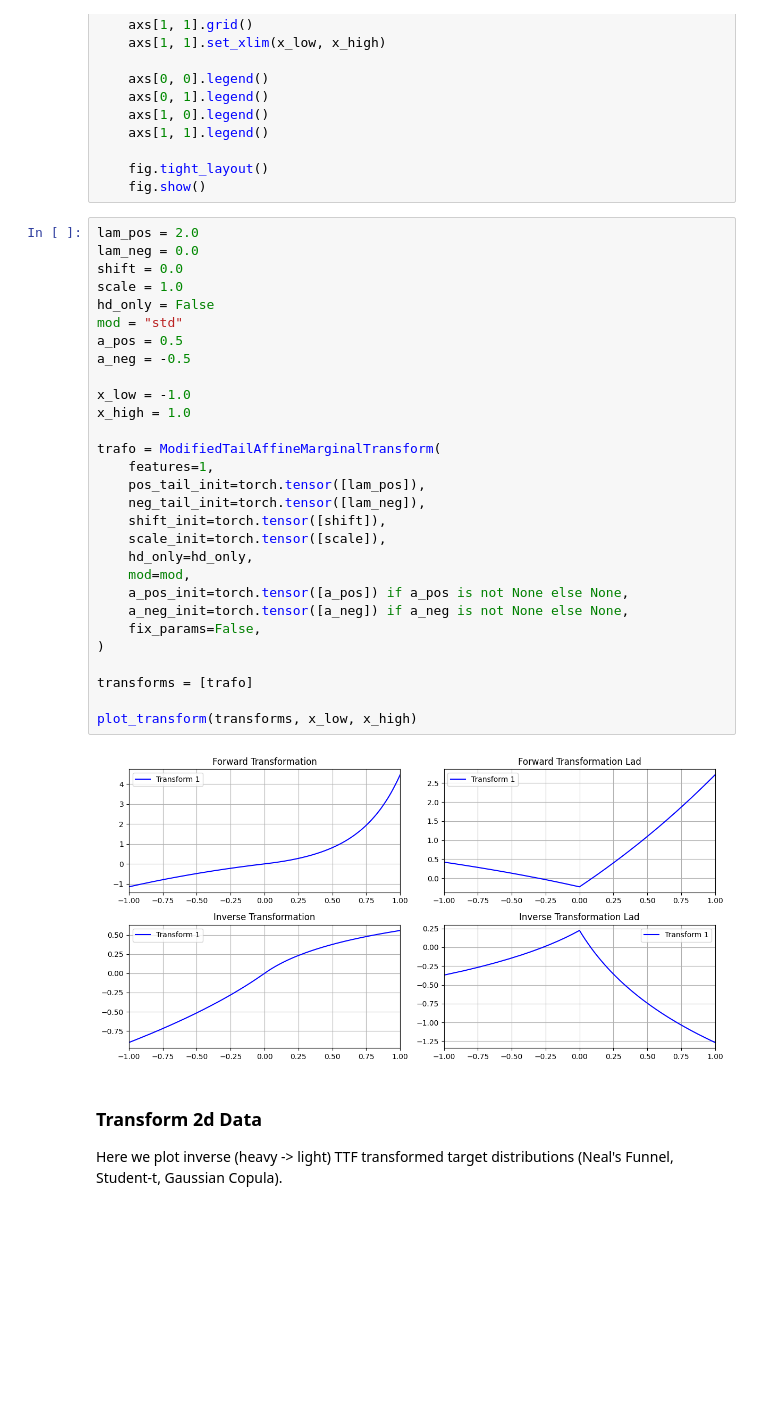
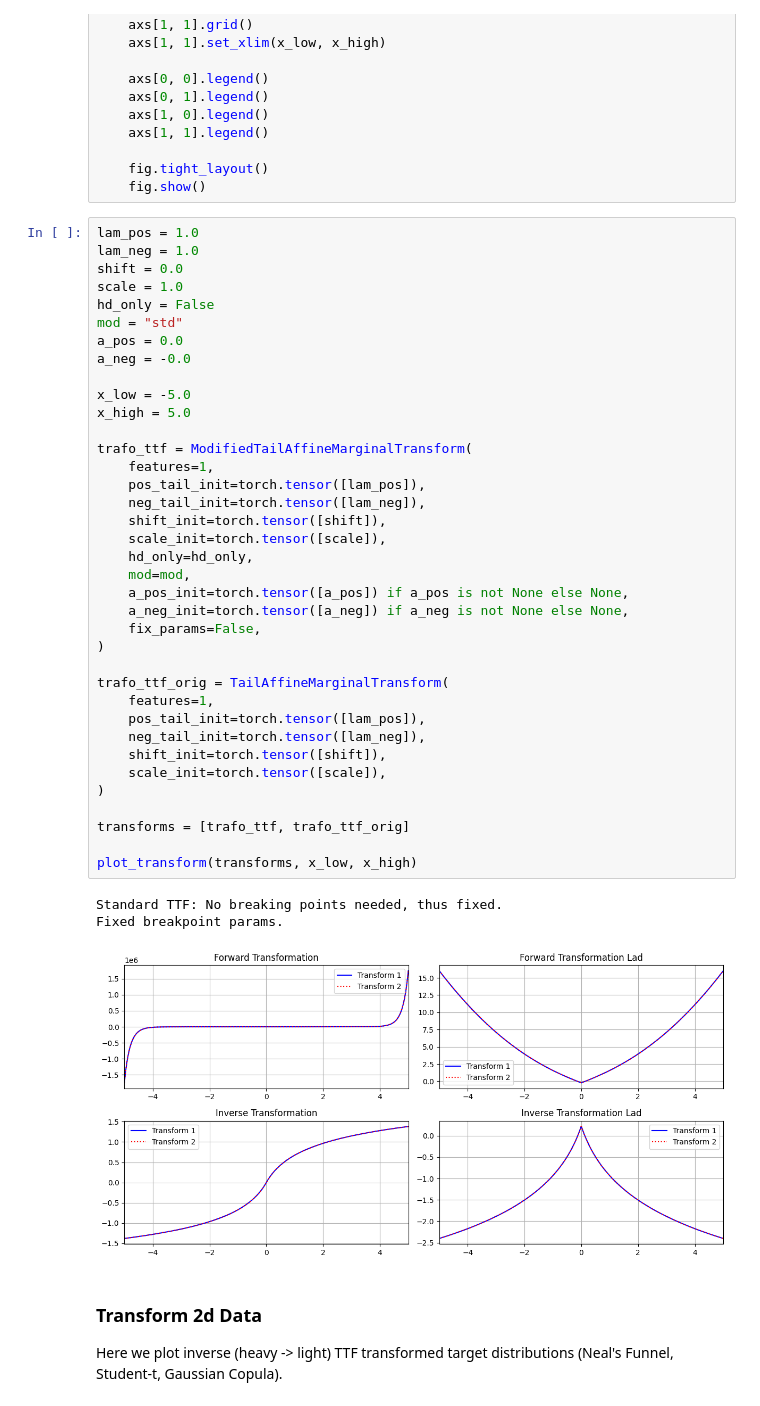
Before and after one commit to Lukas2412/tailnflows, a Jupyter notebook: tailnflows/models/test_transformations.ipynb, the cells around one changed output. Drawn from its saved outputs; the diff is of its cells as text; blank space fills up the shorter version.

```diff
--- a/tailnflows/models/test_transformations.ipynb
+++ b/tailnflows/models/test_transformations.ipynb
@@ -76,36 +76,46 @@ def plot_transform(transforms: list[Union[TailAffineMarginalTransform, ModifiedT
     fig.tight_layout()
     fig.show()
 # %%
-lam_pos = 2.0
-lam_neg = 0.0
+lam_pos = 1.0
+lam_neg = 1.0
 shift = 0.0
 scale = 1.0
 hd_only = False
 mod = "std"
-a_pos = 0.5
-a_neg = -0.5
+a_pos = 0.0
+a_neg = -0.0
 
-x_low = -1.0
-x_high = 1.0
+x_low = -5.0
+x_high = 5.0
 
-trafo = ModifiedTailAffineMarginalTransform(
+trafo_ttf = ModifiedTailAffineMarginalTransform(
     features=1,
     pos_tail_init=torch.tensor([lam_pos]),
     neg_tail_init=torch.tensor([lam_neg]),
     shift_init=torch.tensor([shift]),
     scale_init=torch.tensor([scale]),
     hd_only=hd_only,
     mod=mod,
     a_pos_init=torch.tensor([a_pos]) if a_pos is not None else None,
     a_neg_init=torch.tensor([a_neg]) if a_neg is not None else None,
     fix_params=False,
 )
 
-transforms = [trafo]
+trafo_ttf_orig = TailAffineMarginalTransform(
+    features=1,
+    pos_tail_init=torch.tensor([lam_pos]),
+    neg_tail_init=torch.tensor([lam_neg]),
+    shift_init=torch.tensor([shift]),
+    scale_init=torch.tensor([scale]),
+)
+
+transforms = [trafo_ttf, trafo_ttf_orig]
 
 plot_transform(transforms, x_low, x_high)
 # %% [output]
+Standard TTF: No breaking points needed, thus fixed.
+Fixed breakpoint params.
-[figure, old version]
+[figure, new version]
 # %% [markdown]
 ### Transform 2d Data
 Here we plot inverse (heavy -> light) TTF transformed target distributions (Neal's Funnel, Student-t, Gaussian Copula).
```
Also changed, not shown: parts of 3 cells of this notebook, 3 other files.
